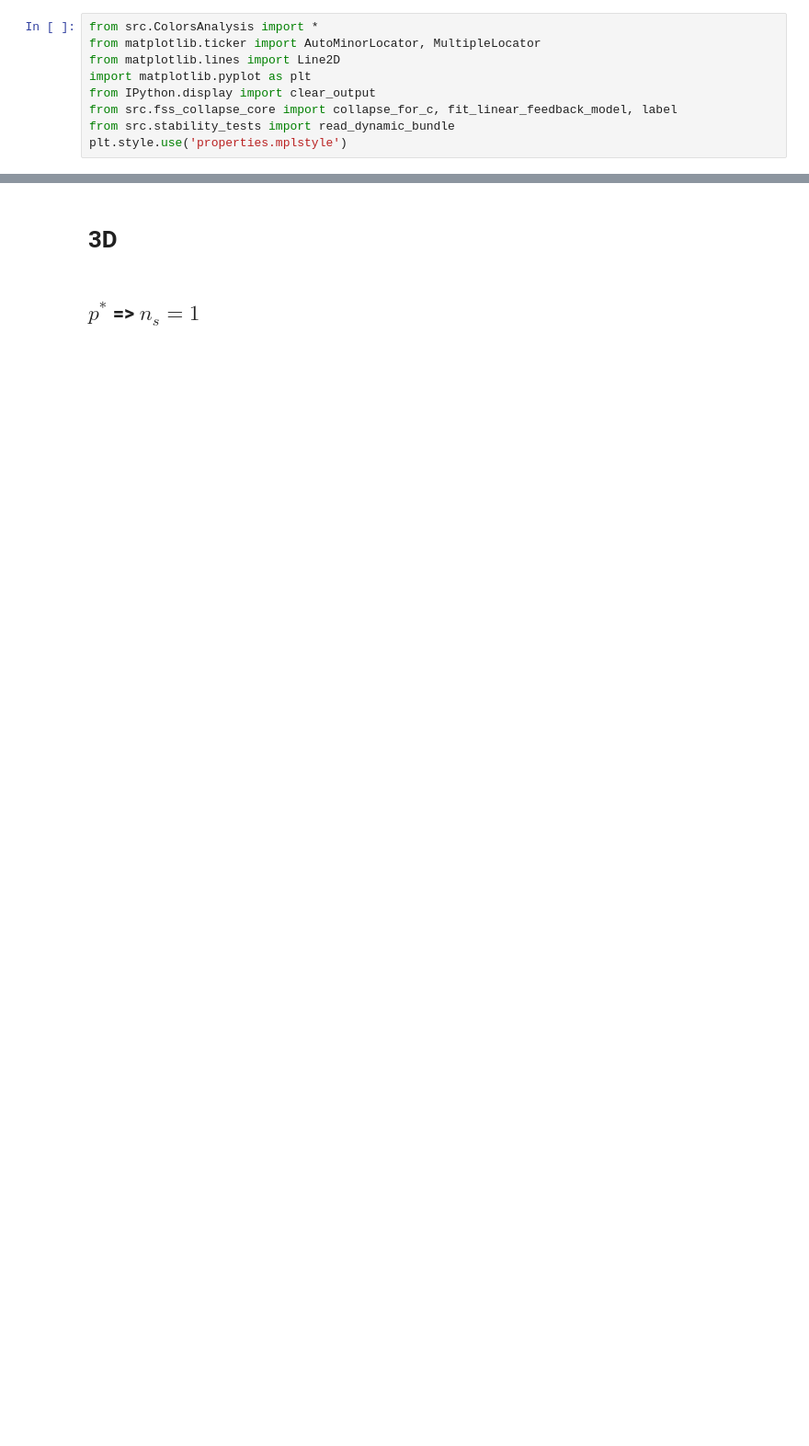
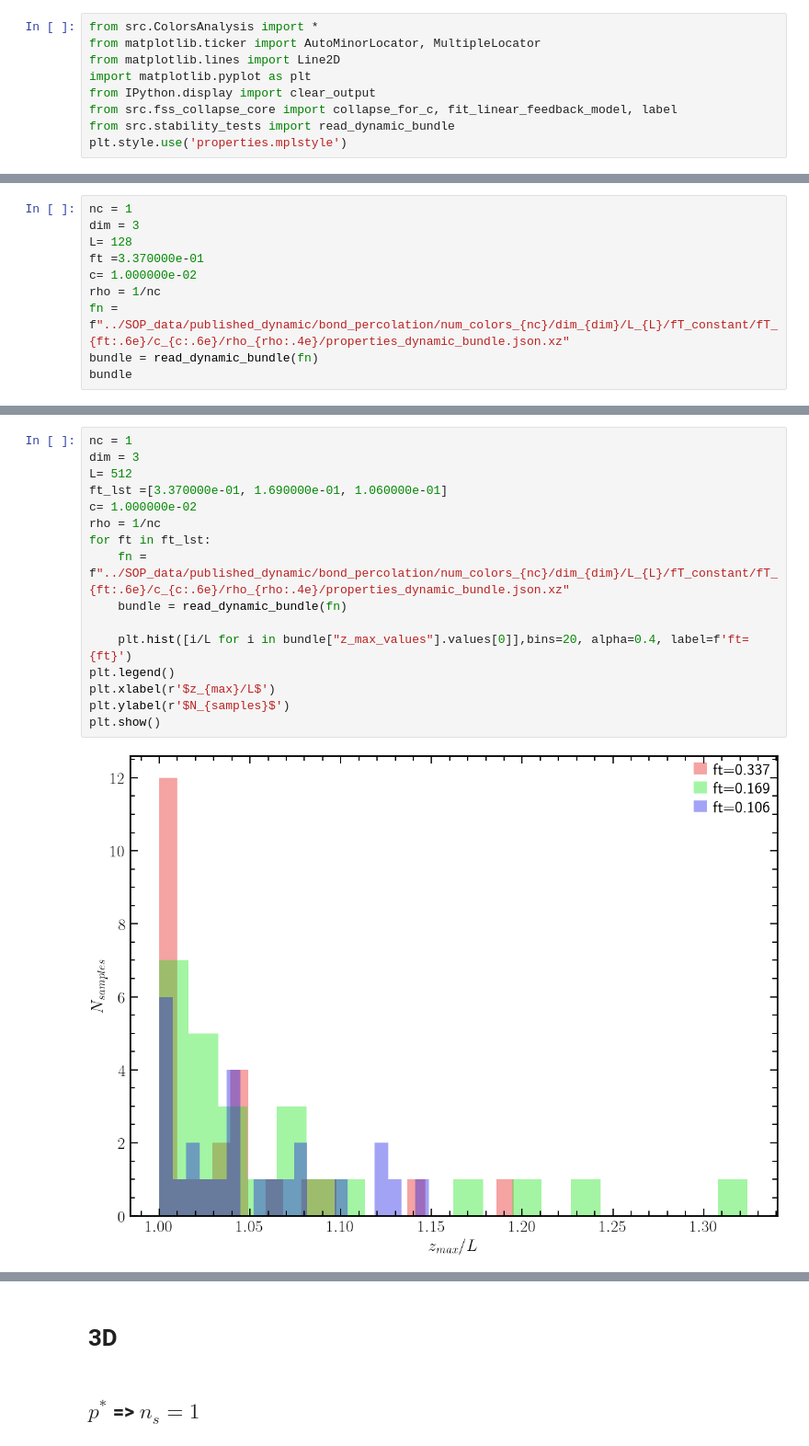
Before and after one commit to JuniorAlencar/self_organization_percolation, a Jupyter notebook: jupyter/1Color_3D.ipynb, the cells around one changed output, grey strips where cells are left out. Shown at 92% size. Saved outputs shown, nothing was run; the diff lists cells and outputs as text; blank space fills up the shorter version.

```diff
--- a/jupyter/1Color_3D.ipynb
+++ b/jupyter/1Color_3D.ipynb
@@ -20,3 +21,13 @@ Folder already exists: ../results/1Color/3D
 Folder already exists: ../results/1Color/3D/configurations
 Folder already exists: ../results/2Color/3D
 Folder already exists: ../results/2Color/3D/configurations
+# %%
+nc = 1
+dim = 3
+L= 128
+ft =3.370000e-01
+c= 1.000000e-02
+rho = 1/nc
+fn = f"../SOP_data/published_dynamic/bond_percolation/num_colors_{nc}/dim_{dim}/L_{L}/fT_constant/fT_{ft:.6e}/c_{c:.6e}/rho_{rho:.4e}/properties_dynamic_bundle.json.xz"
+bundle = read_dynamic_bundle(fn)
+bundle
@@ -22,0 +38,18 @@ Folder already exists: ../results/2Color/3D/configurations
+# %%
+nc = 1
+dim = 3
+L= 512
+ft_lst =[3.370000e-01, 1.690000e-01, 1.060000e-01]
+c= 1.000000e-02
+rho = 1/nc
+for ft in ft_lst:
+    fn = f"../SOP_data/published_dynamic/bond_percolation/num_colors_{nc}/dim_{dim}/L_{L}/fT_constant/fT_{ft:.6e}/c_{c:.6e}/rho_{rho:.4e}/properties_dynamic_bundle.json.xz"
+    bundle = read_dynamic_bundle(fn)
+
+    plt.hist([i/L for i in bundle["z_max_values"].values[0]],bins=20, alpha=0.4, label=f'ft={ft}')
+plt.legend()
+plt.xlabel(r'$z_{max}/L$')
+plt.ylabel(r'$N_{samples}$')
+plt.show()
+# %% [output]
+[figure, added]
```
Also changed, not shown: parts of 10 cells of this notebook, 13 other files.
